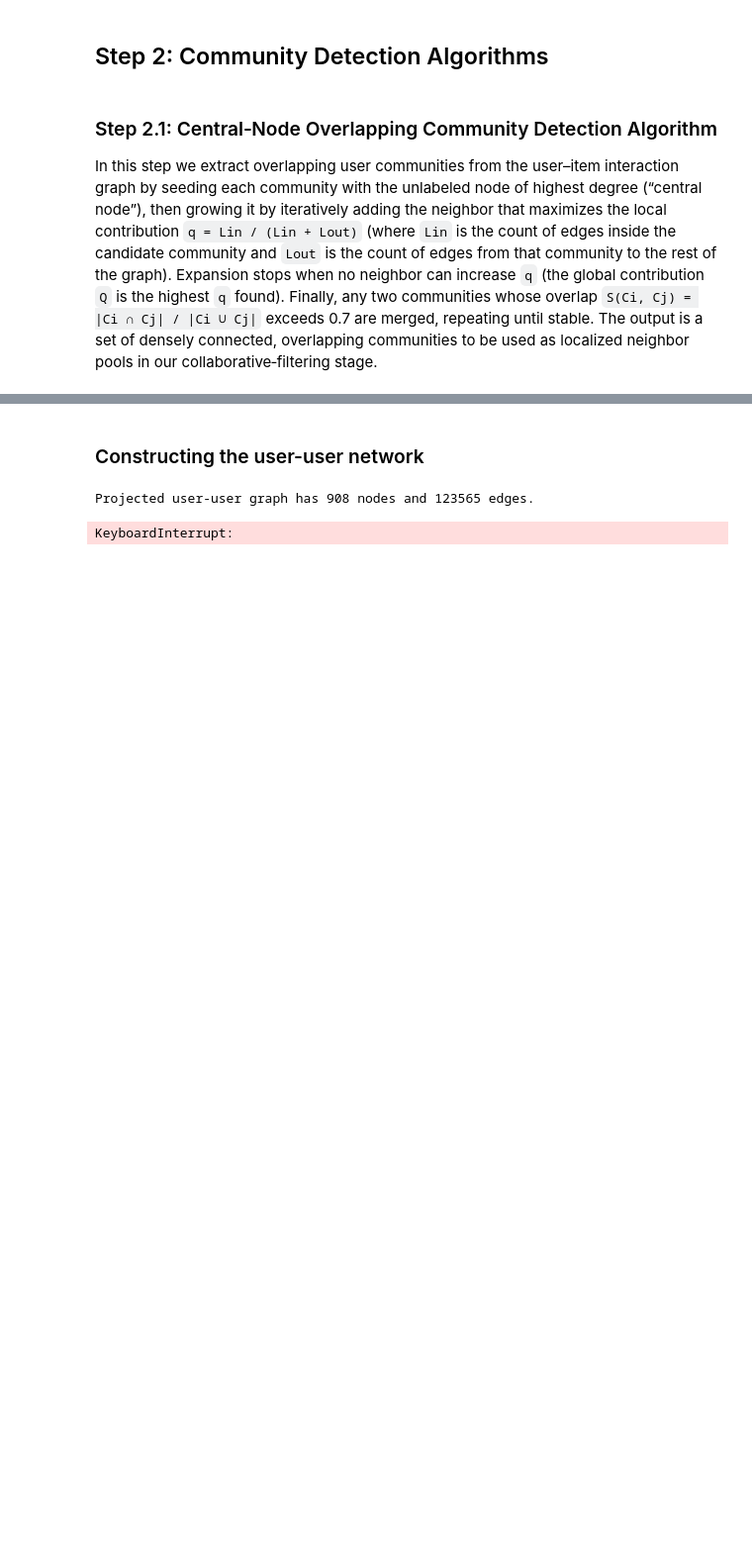
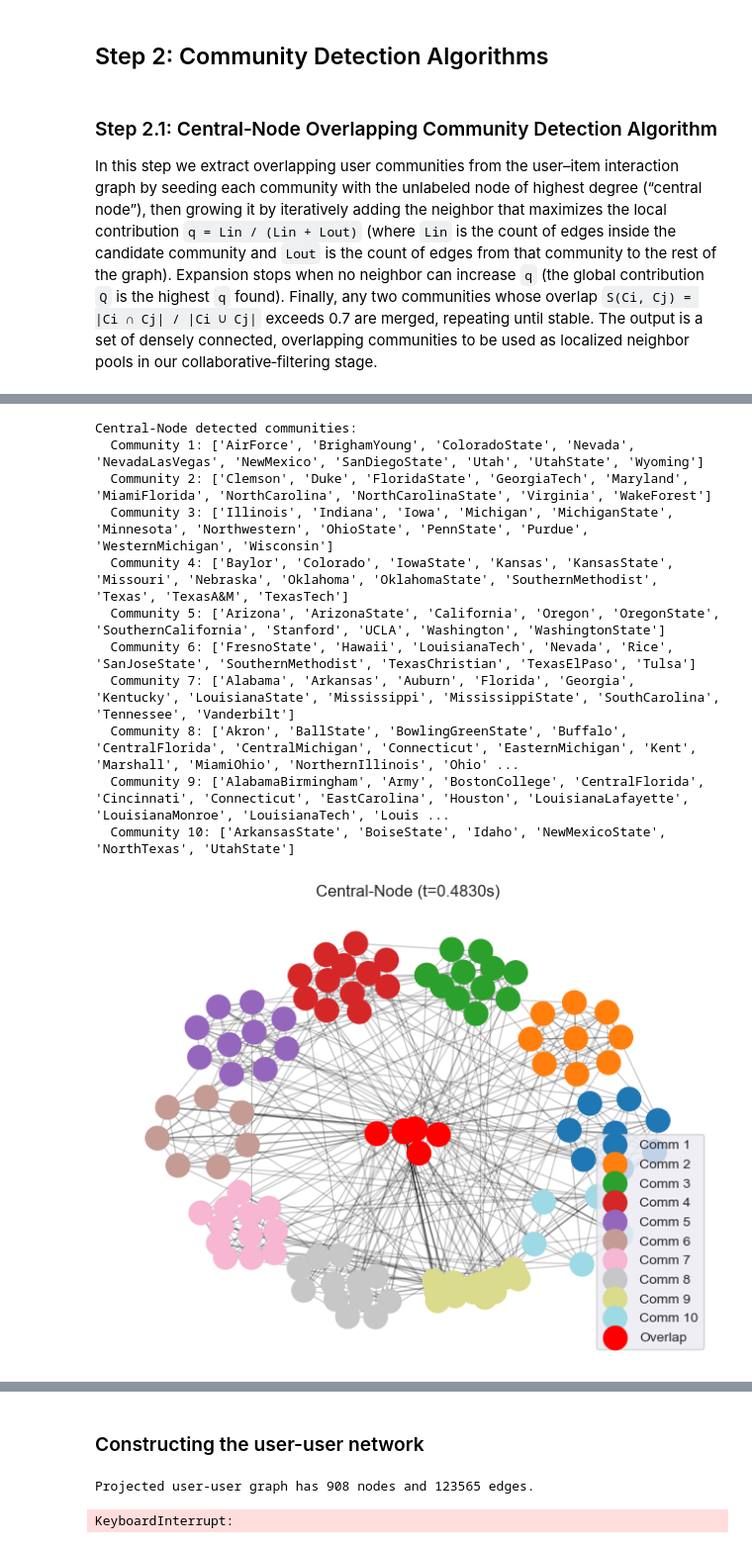
Before and after one commit to MatteoZorzi/RecomenderSystemsProject, a Jupyter notebook: PaperImplementation.ipynb, the cells around one changed output, grey strips where cells are left out. Shown at 99% size. Saved outputs shown, nothing was run; the diff lists cells and outputs as text; code cells hidden in the pictures; blank space fills up the shorter version.

```diff
--- a/PaperImplementation.ipynb
+++ b/PaperImplementation.ipynb
@@ -340,0 +536,27 @@ def k_faction_community_detection(G, k=4, T=0.6, CONN=0.5):
+# %%
+# Percorso al file GML nella cartella 'data'
+gml_path = 'Data/Football_Graph/football.gml'
+
+# Rimuovi eventuale prima riga di commento e carica il grafo
+with open(gml_path) as f:
+    lines = f.read().splitlines()
+if lines[0].startswith('#'):
+    gml_content = '\n'.join(lines[1:])
+    american_footbal_graph = nx.parse_gml(gml_content)
+else:
+    american_footbal_graph = nx.read_gml(gml_path)
+
+elaborate_graphs(american_footbal_graph, scale=4.5, layout_k=0.1, overlap_scale=0.7, show_labels=False)
+# %% [output]
+Central-Node detected communities:
+  Community 1: ['AirForce', 'BrighamYoung', 'ColoradoState', 'Nevada', 'NevadaLasVegas', 'NewMexico', 'SanDiegoState', 'Utah', 'UtahState', 'Wyoming']
+  Community 2: ['Clemson', 'Duke', 'FloridaState', 'GeorgiaTech', 'Maryland', 'MiamiFlorida', 'NorthCarolina', 'NorthCarolinaState', 'Virginia', 'WakeForest']
+  Community 3: ['Illinois', 'Indiana', 'Iowa', 'Michigan', 'MichiganState', 'Minnesota', 'Northwestern', 'OhioState', 'PennState', 'Purdue', 'WesternMichigan', 'Wisconsin']
+  Community 4: ['Baylor', 'Colorado', 'IowaState', 'Kansas', 'KansasState', 'Missouri', 'Nebraska', 'Oklahoma', 'OklahomaState', 'SouthernMethodist', 'Texas', 'TexasA&M', 'TexasTech']
+  Community 5: ['Arizona', 'ArizonaState', 'California', 'Oregon', 'OregonState', 'SouthernCalifornia', 'Stanford', 'UCLA', 'Washington', 'WashingtonState']
+  Community 6: ['FresnoState', 'Hawaii', 'LouisianaTech', 'Nevada', 'Rice', 'SanJoseState', 'SouthernMethodist', 'TexasChristian', 'TexasElPaso', 'Tulsa']
+  Community 7: ['Alabama', 'Arkansas', 'Auburn', 'Florida', 'Georgia', 'Kentucky', 'LouisianaState', 'Mississippi', 'MississippiState', 'SouthCarolina', 'Tennessee', 'Vanderbilt']
+  Community 8: ['Akron', 'BallState', 'BowlingGreenState', 'Buffalo', 'CentralFlorida', 'CentralMichigan', 'Connecticut', 'EasternMichigan', 'Kent', 'Marshall', 'MiamiOhio', 'NorthernIllinois', 'Ohio' ...
+  Community 9: ['AlabamaBirmingham', 'Army', 'BostonCollege', 'CentralFlorida', 'Cincinnati', 'Connecticut', 'EastCarolina', 'Houston', 'LouisianaLafayette', 'LouisianaMonroe', 'LouisianaTech', 'Louis ...
+  Community 10: ['ArkansasState', 'BoiseState', 'Idaho', 'NewMexicoState', 'NorthTexas', 'UtahState']
+[figure, added]
```
Also changed, not shown: parts of 19 cells of this notebook, 4 other files.
